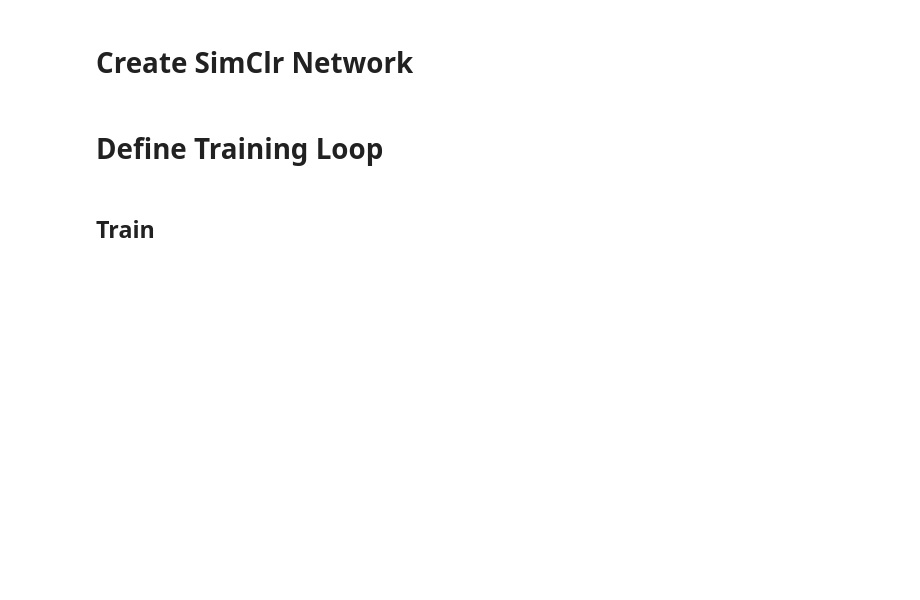
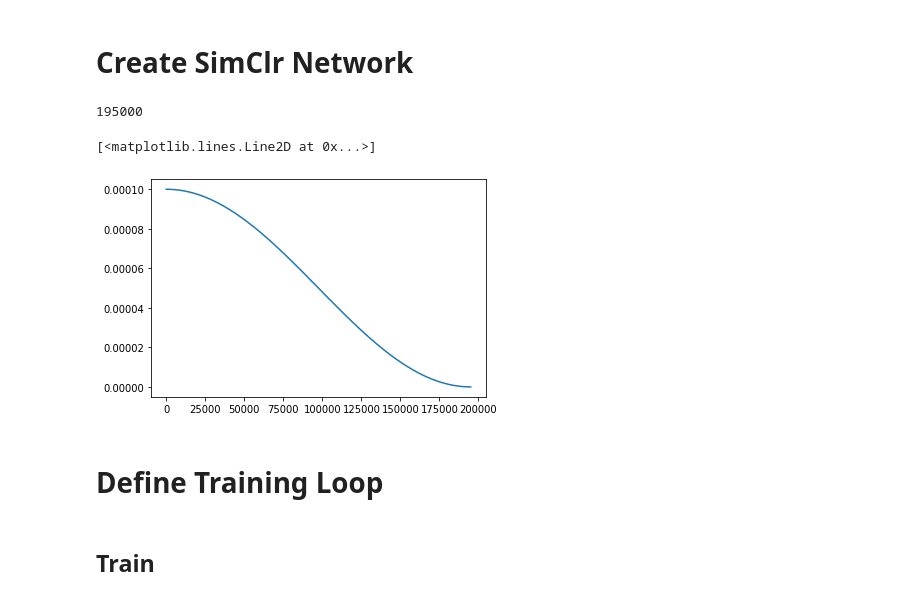
Before and after one commit to moganesyan/tf-playground, a Jupyter notebook: tensorflow/005_simclr/notebooks/pretraining_loop_simclr.ipynb, the cells around one changed output. Saved outputs shown, nothing was run; the diff lists cells and outputs as text; code cells hidden in the pictures; blank space fills up the shorter version.

```diff
--- a/tensorflow/005_simclr/notebooks/pretraining_loop_simclr.ipynb
+++ b/tensorflow/005_simclr/notebooks/pretraining_loop_simclr.ipynb
@@ -114 +115,17 @@ LEARNING_RATE = 0.00005
+# %%
+def decayed_learning_rate(step, alpha = 0.0001):
+    step = min(step, DECAY_STEPS)
+    cosine_decay = 0.5 * (1 + np.cos(np.pi * step / DECAY_STEPS))
+    decayed = (1 - alpha) * cosine_decay + alpha
+    return LEARNING_RATE * decayed
+# %%
+DECAY_STEPS
+# %% [output]
+195000
+# %%
+import matplotlib.pyplot as plt
+plt.plot([decayed_learning_rate(i) for i in np.arange(DECAY_STEPS)])
+# %% [output]
+[<matplotlib.lines.Line2D at 0x...>]
+[figure, added]
 # %%
```
Also changed, not shown: parts of 8 cells of this notebook, 1 other file.
